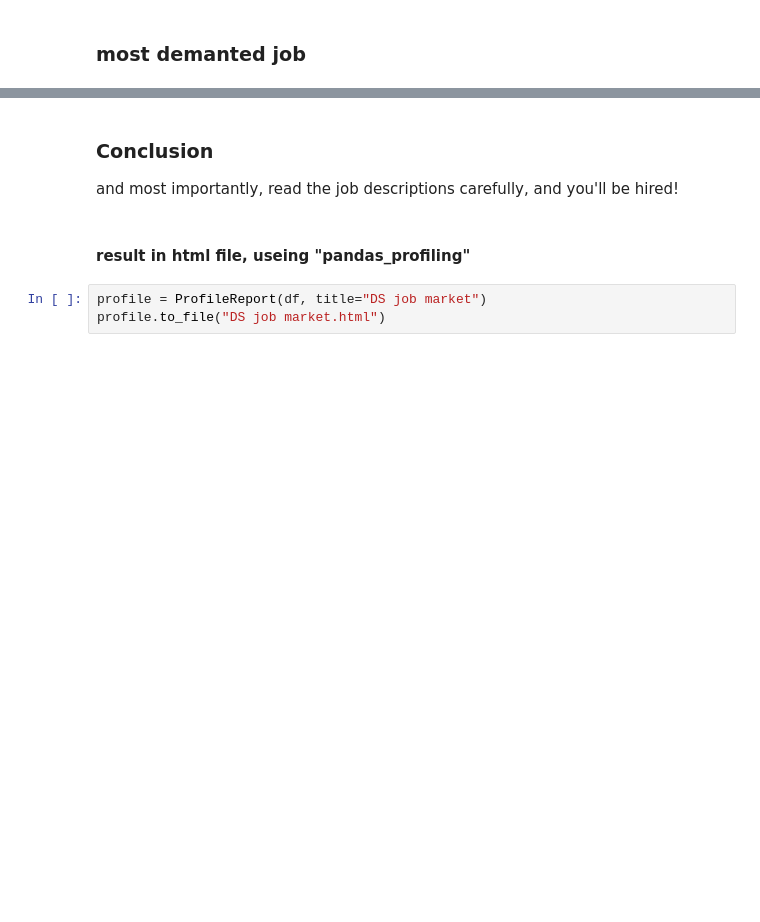
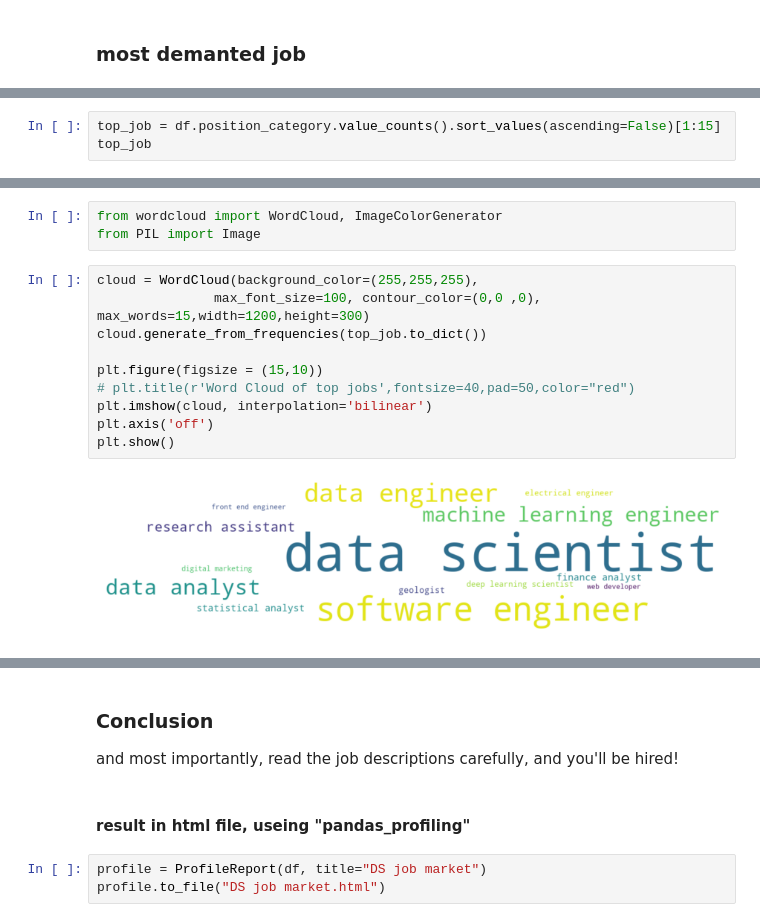
Before and after one commit to NirAharon1/Data-Analysis-Projects, a Jupyter notebook: Data Scientist Job Market in the U.S/DS job market.ipynb, the cells around one changed output, grey strips where cells are left out. Saved outputs shown, nothing was run; the diff lists cells and outputs as text; blank space fills up the shorter version.

```diff
--- a/Data Scientist Job Market in the U.S/DS job market.ipynb
+++ b/Data Scientist Job Market in the U.S/DS job market.ipynb
@@ -134,0 +282,3 @@ sns.barplot(x=top_10_location.index, y=top_10_location, palette='Set2');
+# %%
+top_job = df.position_category.value_counts().sort_values(ascending=False)[1:15]
+top_job
@@ -134,0 +301,15 @@ sns.barplot(x=top_10_location.index, y=top_10_location, palette='Set2');
+# %%
+from wordcloud import WordCloud, ImageColorGenerator
+from PIL import Image
+# %%
+cloud = WordCloud(background_color=(255,255,255),
+               max_font_size=100, contour_color=(0,0 ,0), max_words=15,width=1200,height=300)
+cloud.generate_from_frequencies(top_job.to_dict())
+
+plt.figure(figsize = (15,10))
+# plt.title(r'Word Cloud of top jobs',fontsize=40,pad=50,color="red")
+plt.imshow(cloud, interpolation='bilinear')
+plt.axis('off')
+plt.show()
+# %% [output]
+[figure, added]
```
Also changed, not shown: parts of 59 cells of this notebook.
